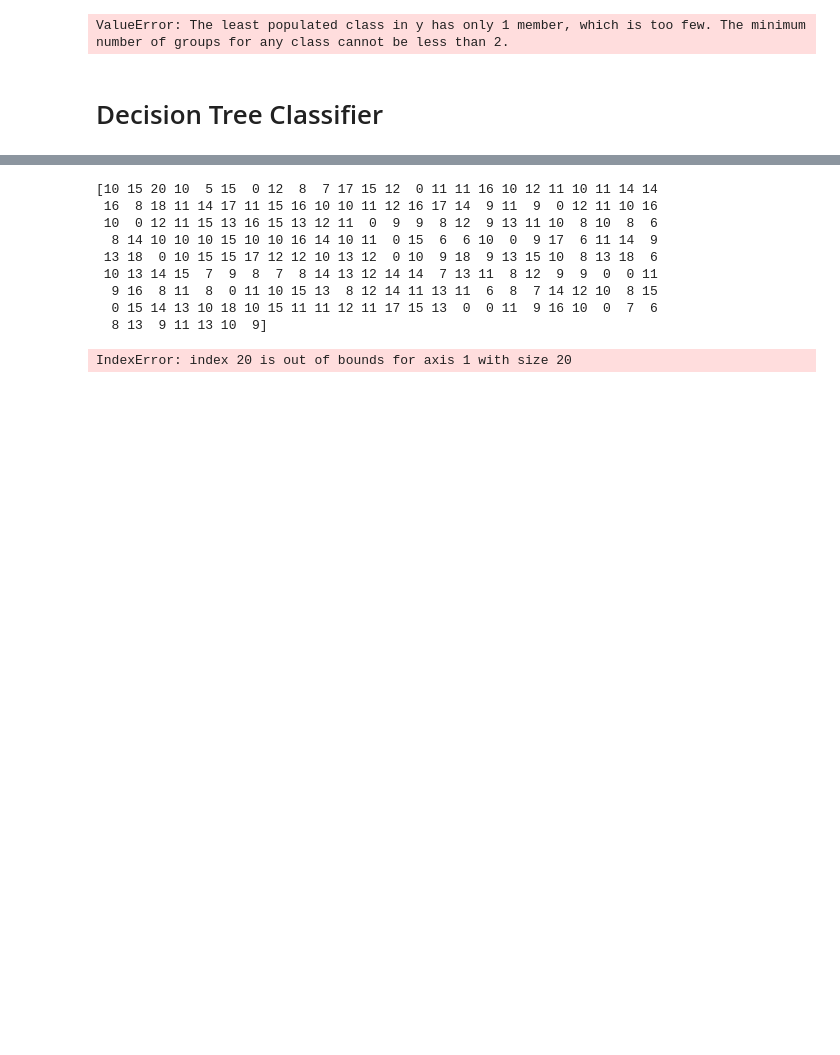
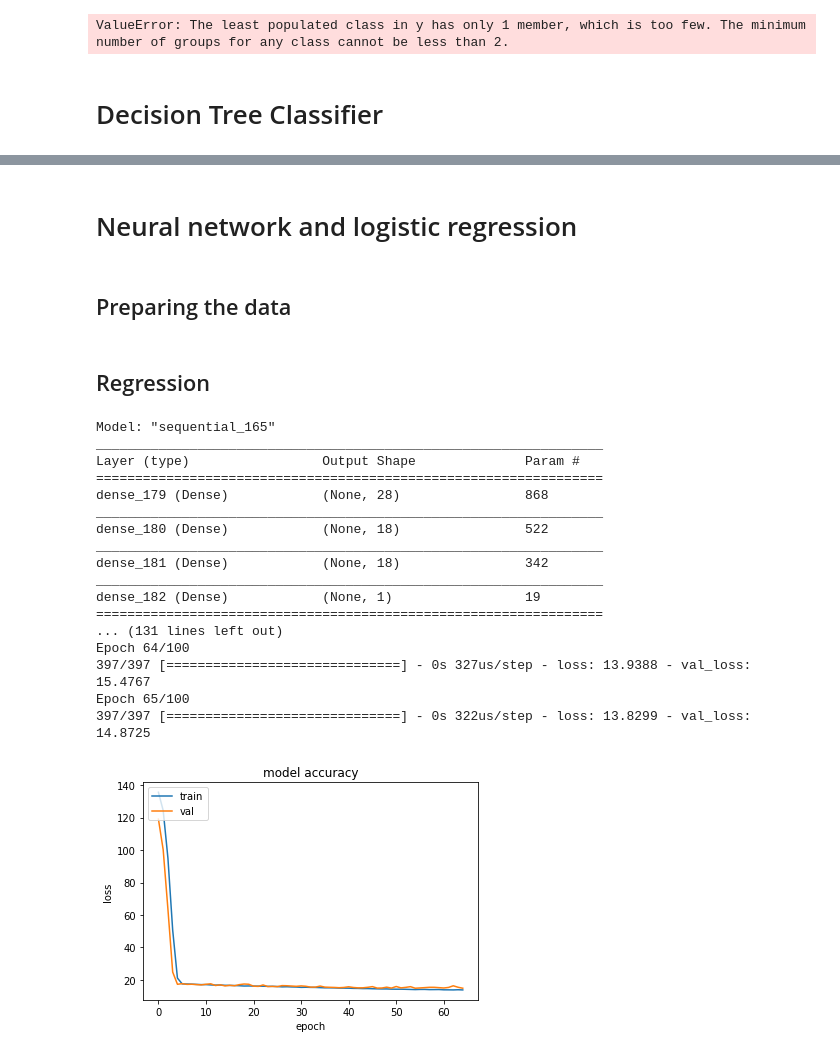
Before and after one commit to MarcoSpano/ProjectDataMining, a Jupyter notebook: Naive_NN.ipynb, the cells around one changed output, grey strips where cells are left out. Drawn from its saved outputs; the diff is of its cells as text; code cells hidden in the pictures; blank space fills up the shorter version.

```diff
--- a/Naive_NN.ipynb
+++ b/Naive_NN.ipynb
@@ -224,0 +276,4 @@ Gaussian Naive Bayes model accuracy(in %): 15.591397849462366
+# %% [markdown]
+# Neural network and logistic regression
+# %% [markdown]
+## Preparing the data
@@ -225,45 +288,53 @@ Gaussian Naive Bayes model accuracy(in %): 15.591397849462366
+# %% [markdown]
+## Regression
 # %%
-from keras.callbacks import ModelCheckpoint
+import keras
+from keras.callbacks import EarlyStopping
 from keras.models import Sequential
-from keras.layers import Dense, Activation, Flatten
-import keras
-print(y_test)
-y_train = keras.utils.to_categorical(y_train, num_classes=20, dtype='float32')
-y_test = keras.utils.to_categorical(y_test, num_classes=20, dtype='float32')
+from keras.layers import Dense
 
+#creating training and test sets
+X_train, X_test, y_train, y_test = skl.train_test_split(X, y, test_size=0.4, random_state=0)
+es = EarlyStopping(monitor = 'val_loss', min_delta = 0.005, patience = 10)
+
+#building the model
 NN_model = Sequential()
+NN_model.add(Dense(28, input_dim = X_train.shape[1], activation='relu'))
+NN_model.add(Dense(18, input_dim = X_train.shape[1], activation='relu'))
+NN_model.add(Dense(18, kernel_initializer='normal',activation='relu'))
+NN_model.add(Dense(1, kernel_initializer='normal',activation='linear'))
 
-NN_model.add(Dense(30, input_dim = X_train.shape[1], activation='softmax'))
-
-# The Hidden Layers :
-NN_model.add(Dense(18, kernel_initializer='normal',activation='relu'))
-NN_model.add(Dense(10, kernel_initializer='normal',activation='relu'))
-
-
-# The Output Layer :
-NN_model.add(Dense(1, kernel_initializer='normal',activation='softmax'))
-
-# Compile the network :
-NN_model.compile(loss='mean_squared_error',optimizer=keras.optimizers.adam(learning_rate=1e-3))
+#compiling the model
+NN_model.compile(loss='mean_squared_error',optimizer=keras.optimizers.RMSprop(learning_rate=1e-3))
 NN_model.summary()
 
-history = NN_model.fit(X_train, y_train, epochs=500, batch_size=20, validation_data=(X_test,y_test), verbose = 1)
+ #fitting the model
+history = NN_model.fit(X_train, y_train, epochs=100, batch_size=10, verbose = 1, validation_data=(X_test, y_test),callbacks = [es])
 
+#plotting training and validation(test) results
 plt.plot(history.history['loss'])
 plt.plot(history.history['val_loss'])
 plt.title('model accuracy')
-plt.ylabel('accuracy')
+plt.ylabel('loss')
 plt.xlabel('epoch')
 plt.legend(['train', 'val'], loc='upper left')
 plt.show()
 # %% [output]
-[10 15 20 10  5 15  0 12  8  7 17 15 12  0 11 11 16 10 12 11 10 11 14 14
- 16  8 18 11 14 17 11 15 16 10 10 11 12 16 17 14  9 11  9  0 12 11 10 16
- 10  0 12 11 15 13 16 15 13 12 11  0  9  9  8 12  9 13 11 10  8 10  8  6
-  8 14 10 10 10 15 10 10 16 14 10 11  0 15  6  6 10  0  9 17  6 11 14  9
- 13 18  0 10 15 15 17 12 12 10 13 12  0 10  9 18  9 13 15 10  8 13 18  6
- 10 13 14 15  7  9  8  7  8 14 13 12 14 14  7 13 11  8 12  9  9  0  0 11
-  9 16  8 11  8  0 11 10 15 13  8 12 14 11 13 11  6  8  7 14 12 10  8 15
-  0 15 14 13 10 18 10 15 11 11 12 11 17 15 13  0  0 11  9 16 10  0  7  6
-  8 13  9 11 13 10  9]
+Model: "sequential_165"
+_________________________________________________________________
+Layer (type)                 Output Shape              Param #
+=================================================================
+dense_179 (Dense)            (None, 28)                868
+_________________________________________________________________
+dense_180 (Dense)            (None, 18)                522
+_________________________________________________________________
+dense_181 (Dense)            (None, 18)                342
+_________________________________________________________________
+dense_182 (Dense)            (None, 1)                 19
+=================================================================
+... (131 lines left out)
+Epoch 64/100
+397/397 [==============================] - 0s 327us/step - loss: 13.9388 - val_loss: 15.4767
+Epoch 65/100
+397/397 [==============================] - 0s 322us/step - loss: 13.8299 - val_loss: 14.8725
-IndexError: index 20 is out of bounds for axis 1 with size 20
+[figure, added]
```
Also changed, not shown: parts of 11 cells of this notebook.
